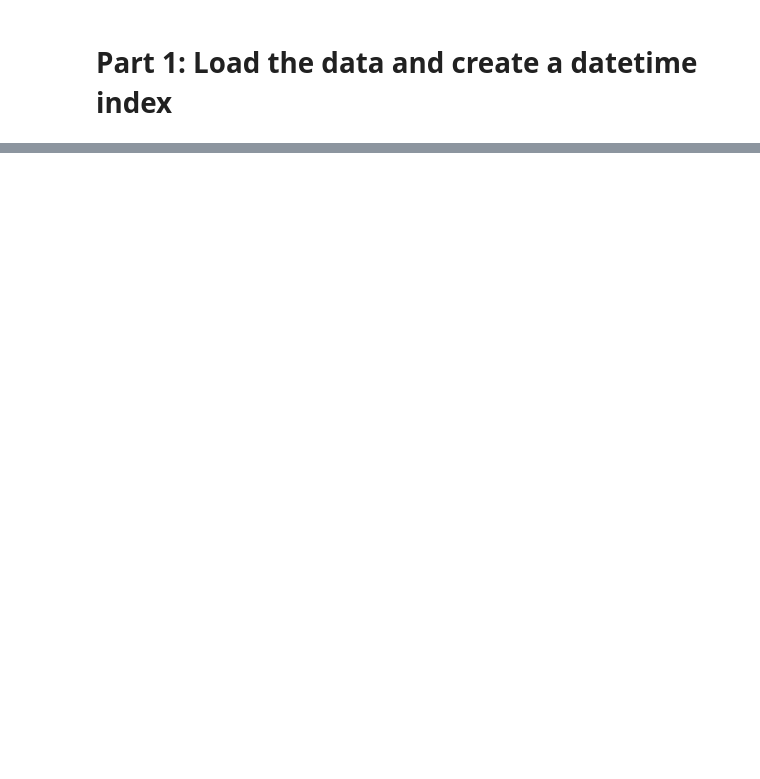
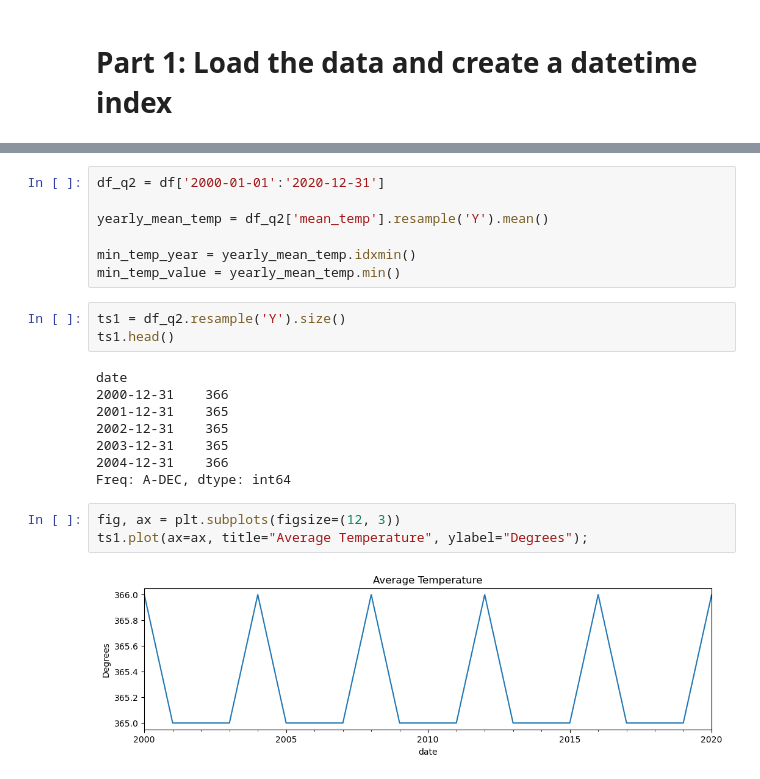
Before and after one commit to evelynmmartinez/Resampling-Datetime-Data-Core-, a Jupyter notebook: Resampling Data .ipynb, the cells around one changed output, grey strips where cells are left out. Saved outputs shown, nothing was run; the diff lists cells and outputs as text; blank space fills up the shorter version.

```diff
--- a/Resampling Data .ipynb
+++ b/Resampling Data .ipynb
@@ -116,0 +148,23 @@ KeyError: '2000'
+# %%
+df_q2 = df['2000-01-01':'2020-12-31']
+
+yearly_mean_temp = df_q2['mean_temp'].resample('Y').mean()
+
+min_temp_year = yearly_mean_temp.idxmin()
+min_temp_value = yearly_mean_temp.min()
+# %%
+ts1 = df_q2.resample('Y').size()
+ts1.head()
+# %% [output]
+date
+2000-12-31    366
+2001-12-31    365
+2002-12-31    365
+2003-12-31    365
+2004-12-31    366
+Freq: A-DEC, dtype: int64
+# %%
+fig, ax = plt.subplots(figsize=(12, 3))
+ts1.plot(ax=ax, title="Average Temperature", ylabel="Degrees");
+# %% [output]
+[figure, added]
```
Also changed, not shown: parts of 20 cells of this notebook.
